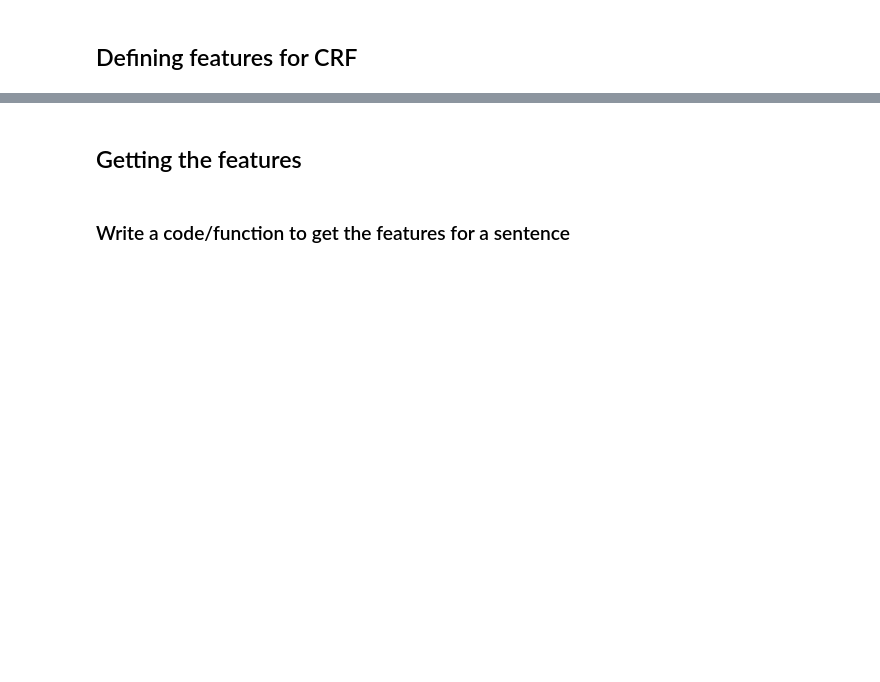
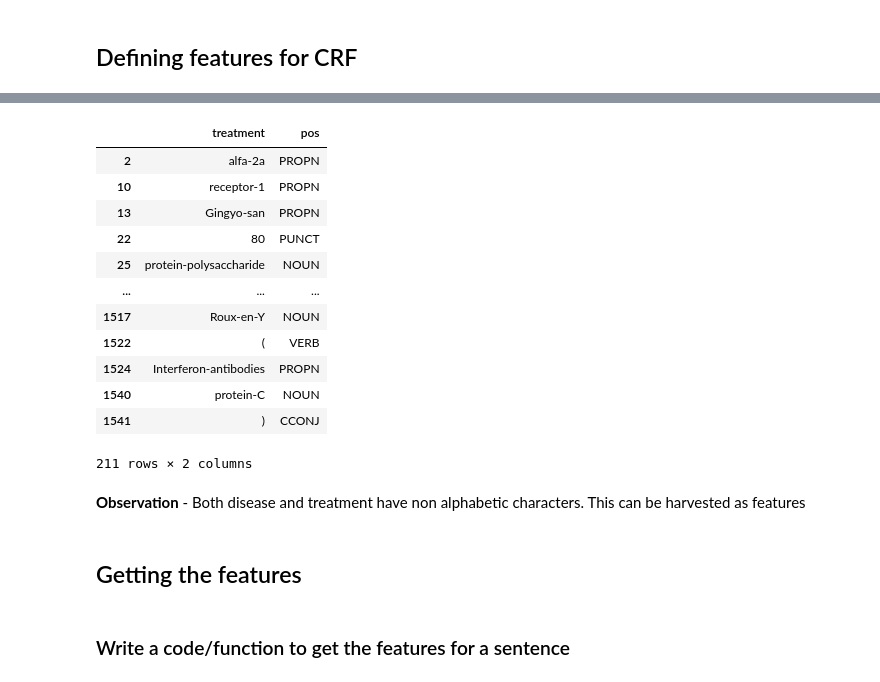
Before and after one commit to rramchan12/Identifying-Healthcare-Data-using-NER-and-CRF, a Jupyter notebook: Assignment.ipynb, the cells around one changed output, grey strips where cells are left out. Saved outputs shown, nothing was run; the diff lists cells and outputs as text; code cells hidden in the pictures; blank space fills up the shorter version.

```diff
--- a/Assignment.ipynb
+++ b/Assignment.ipynb
@@ -305,2 +425,20 @@ def getNLPTag(sent, tag_type='POS'):
+# %%
+treatment_pos_df[~treatment_pos_df.treatment.str.isalpha()]
+# %% [output]
+|  | treatment | pos |
+| 2 | alfa-2a | PROPN |
+| 10 | receptor-1 | PROPN |
+| 13 | Gingyo-san | PROPN |
+| 22 | 80 | PUNCT |
+| 25 | protein-polysaccharide | NOUN |
+| ... | ... | ... |
+| 1517 | Roux-en-Y | NOUN |
+| 1522 | ( | VERB |
+| 1524 | Interferon-antibodies | PROPN |
+| 1540 | protein-C | NOUN |
+| 1541 | ) | CCONJ |
+211 rows × 2 columns
+# %% [markdown]
+**Observation** - Both disease and treatment have non alphabetic characters. This can be harvested as features
 # %%
 # Let's define the features to get the feature value for one word.
```
Also changed, not shown: parts of 59 cells of this notebook.
